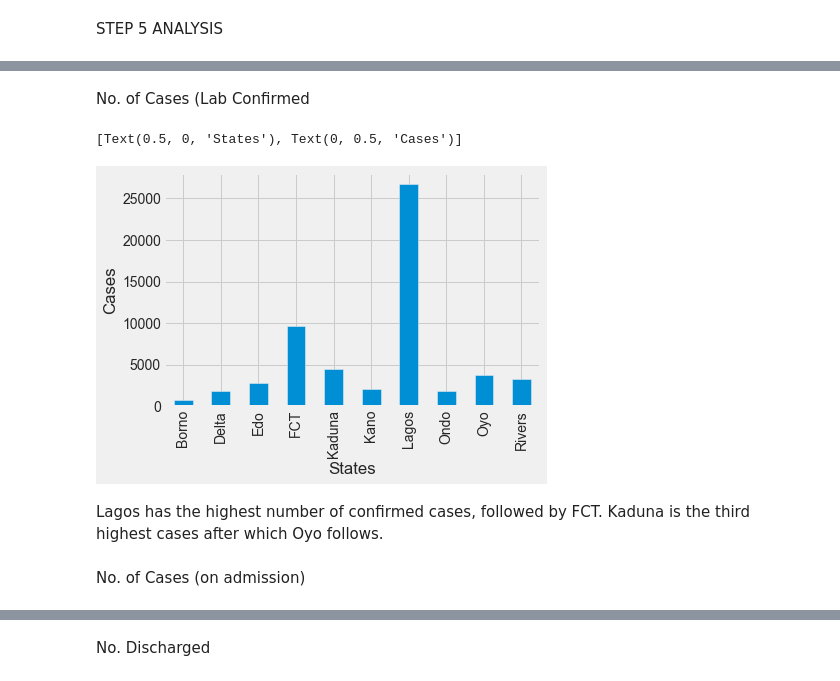
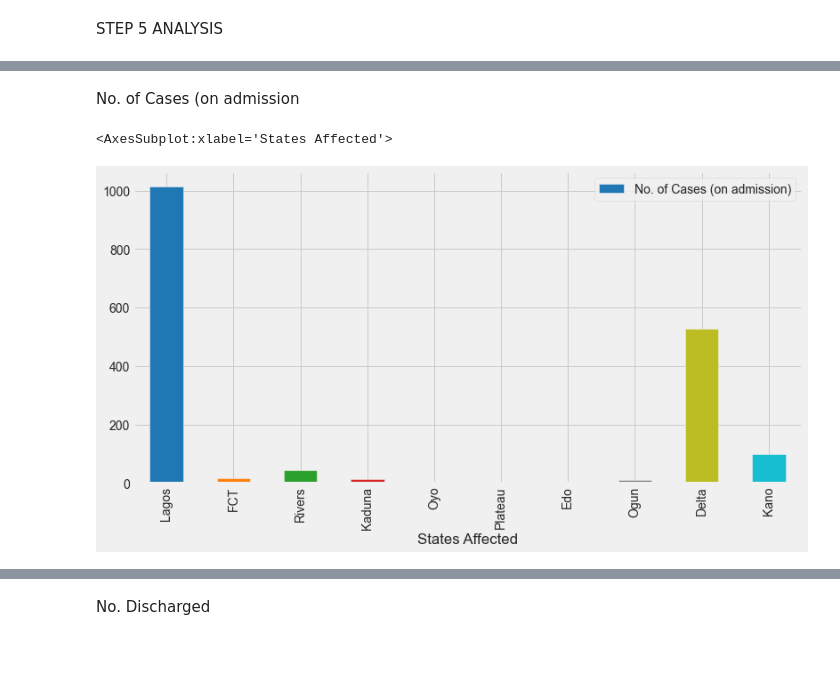
Before and after one commit to Obasteve/covid19dataanalysis, a Jupyter notebook: COVID19DATAANALYSIS.ipynb, the cells around one changed output, grey strips where cells are left out. Saved outputs shown, nothing was run; the diff lists cells and outputs as text; code cells hidden in the pictures; blank space fills up the shorter version.

```diff
--- a/COVID19DATAANALYSIS.ipynb
+++ b/COVID19DATAANALYSIS.ipynb
@@ -244,11 +328,7 @@ STEP 5 ANALYSIS
 # %% [markdown]
-No. of Cases (Lab Confirmed
+No. of Cases (on admission
 # %%
-df_covidnig_cases.head(10).groupby(['A'])['B'].mean().plot.bar().set (xlabel="States", ylabel="Cases")
+ncdc_data.head(10).plot.bar(x='States Affected', y='No. of Cases (on admission)',figsize=(12,6), color=sns.color_palette("tab10"))
 # %% [output]
-[Text(0.5, 0, 'States'), Text(0, 0.5, 'Cases')]
+<AxesSubplot:xlabel='States Affected'>
-[figure, old version]
+[figure, new version]
-# %% [markdown]
-Lagos has the highest number of confirmed cases, followed by FCT. Kaduna is the third highest cases after which Oyo follows.
-# %% [markdown]
-No. of Cases (on admission)
```
Also changed, not shown: parts of 51 cells of this notebook, 1 other file.
